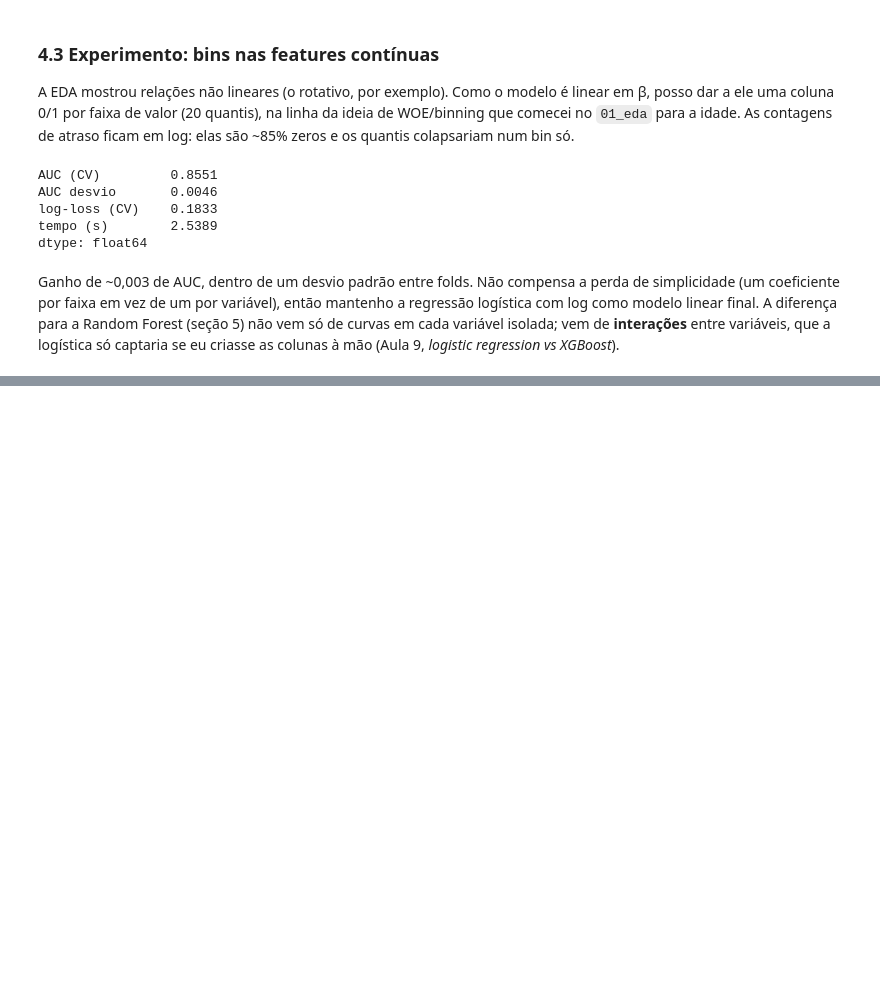
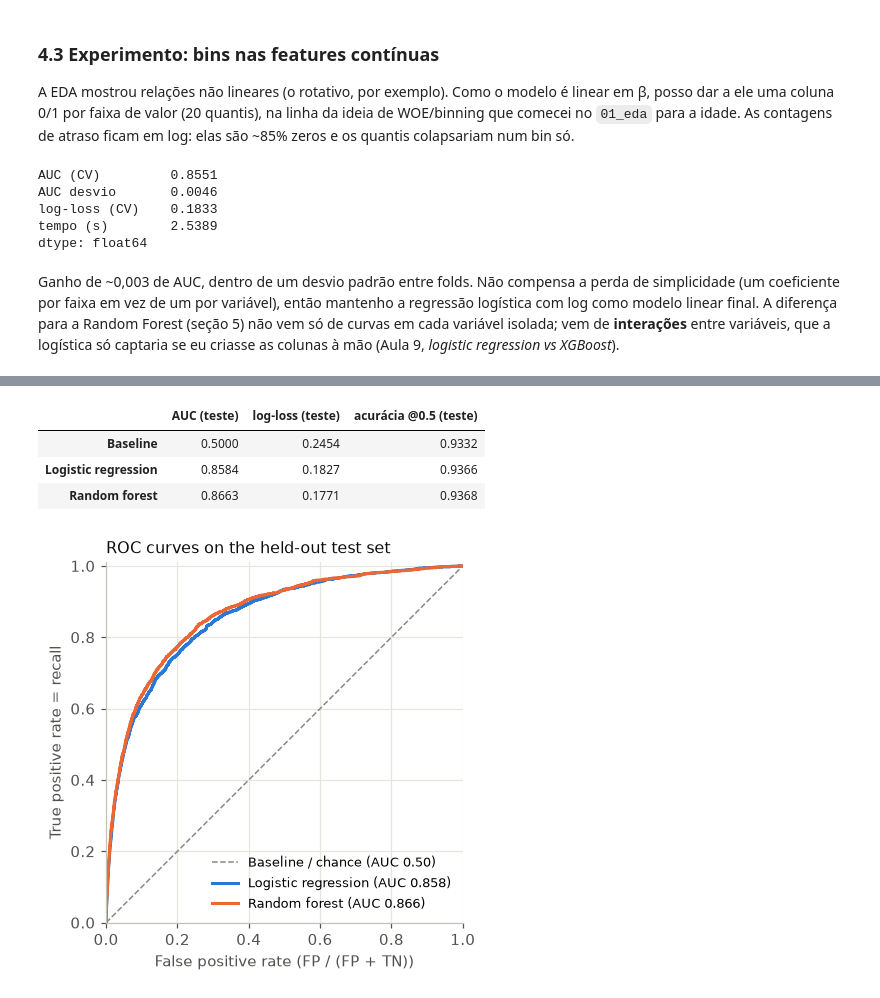
Before and after one commit to LeoDiasTrindade/good-and-bad-payers, a Jupyter notebook: notebooks/02_modelagem.ipynb, the cells around one changed output, grey strips where cells are left out. Cells and saved outputs as stored; diff of their text form; code cells hidden in the pictures; blank space fills up the shorter version.

```diff
--- a/notebooks/02_modelagem.ipynb
+++ b/notebooks/02_modelagem.ipynb
@@ -365,0 +442,34 @@ Ganho de ~0,003 de AUC, dentro de um desvio padrão entre folds. Não compensa a
+# %%
+modelos_finais = {
+    'Baseline': DummyClassifier(strategy='prior').fit(X_treino, y_treino),
+    'Logistic regression': grade_lr.best_estimator_,
+    'Random forest': grade_rf.best_estimator_,
+}
+proba_teste = {nome: m.predict_proba(X_teste)[:, 1] for nome, m in modelos_finais.items()}
+
+tabela_teste = pd.DataFrame({
+    nome: {'AUC (teste)': roc_auc_score(y_teste, p),
+           'log-loss (teste)': log_loss(y_teste, p),
+           'acurácia @0.5 (teste)': accuracy_score(y_teste, p >= 0.5)}
+    for nome, p in proba_teste.items()}).T
+tabela_teste.round(4)
+# %% [output]
+|  | AUC (teste) | log-loss (teste) | acurácia @0.5 (teste) |
+| Baseline | 0.5000 | 0.2454 | 0.9332 |
+| Logistic regression | 0.8584 | 0.1827 | 0.9366 |
+| Random forest | 0.8663 | 0.1771 | 0.9368 |
+# %%
+fig, ax = plt.subplots(figsize=(4.6, 4.2))
+ax.plot([0, 1], [0, 1], color=CINZA, linestyle='--', linewidth=1, label='Baseline / chance (AUC 0.50)')
+for nome, cor in [('Logistic regression', AZUL), ('Random forest', LARANJA)]:
+    fpr, tpr, _ = roc_curve(y_teste, proba_teste[nome])
+    ax.plot(fpr, tpr, color=cor, label=f'{nome} (AUC {roc_auc_score(y_teste, proba_teste[nome]):.3f})')
+ax.set(title='ROC curves on the held-out test set', xlabel='False positive rate (FP / (FP + TN))',
+       ylabel='True positive rate = recall', xlim=(0, 1), ylim=(0, 1.01))
+ax.set_aspect('equal')
+ax.legend(loc='lower right', fontsize=8.5)
+fig.tight_layout()
+salvar(fig, 'fig_roc')
+plt.show()
+# %% [output]
+[figure, added]
```
Also changed, not shown: parts of 17 cells of this notebook, 1 other file.
